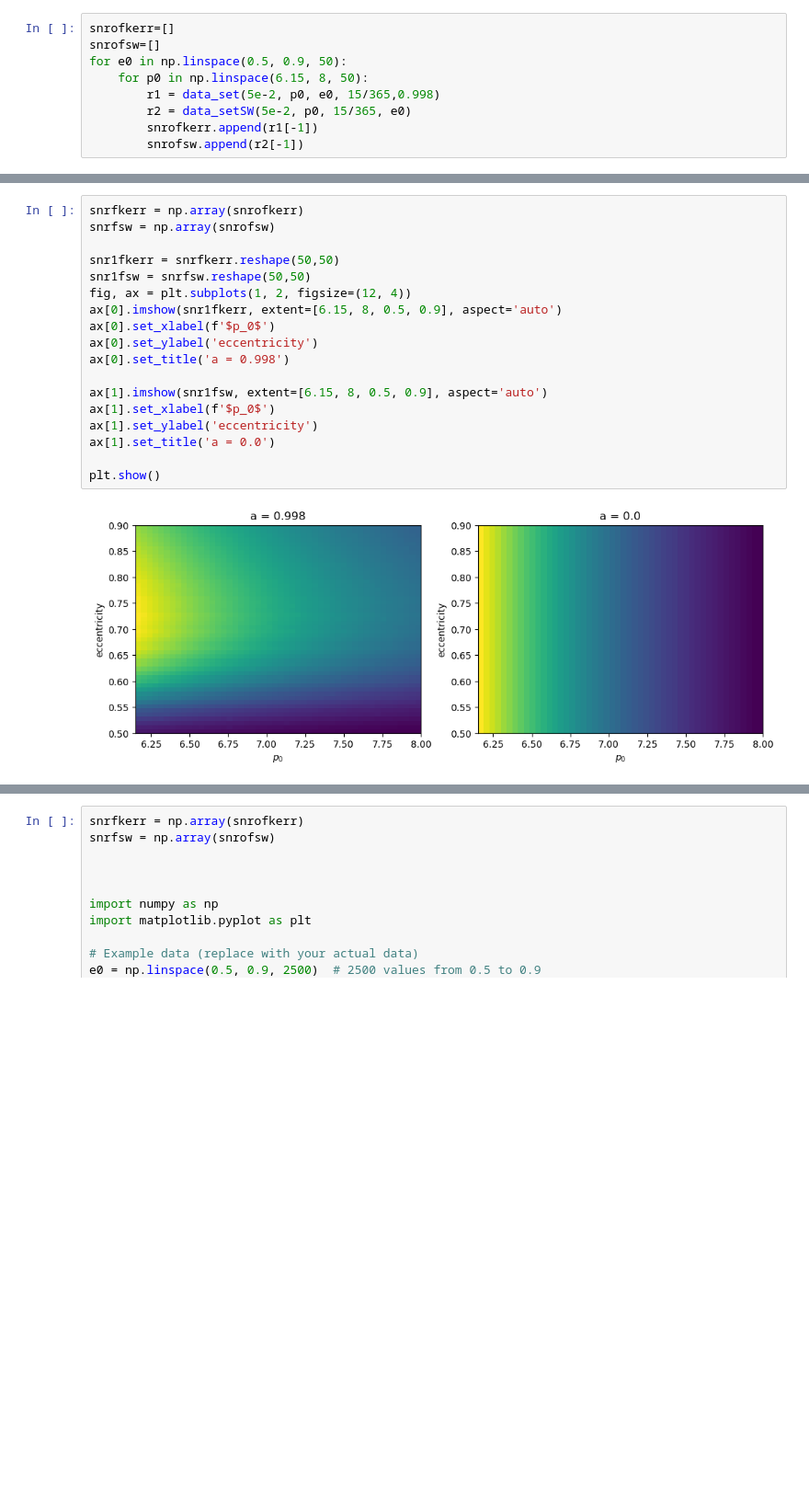
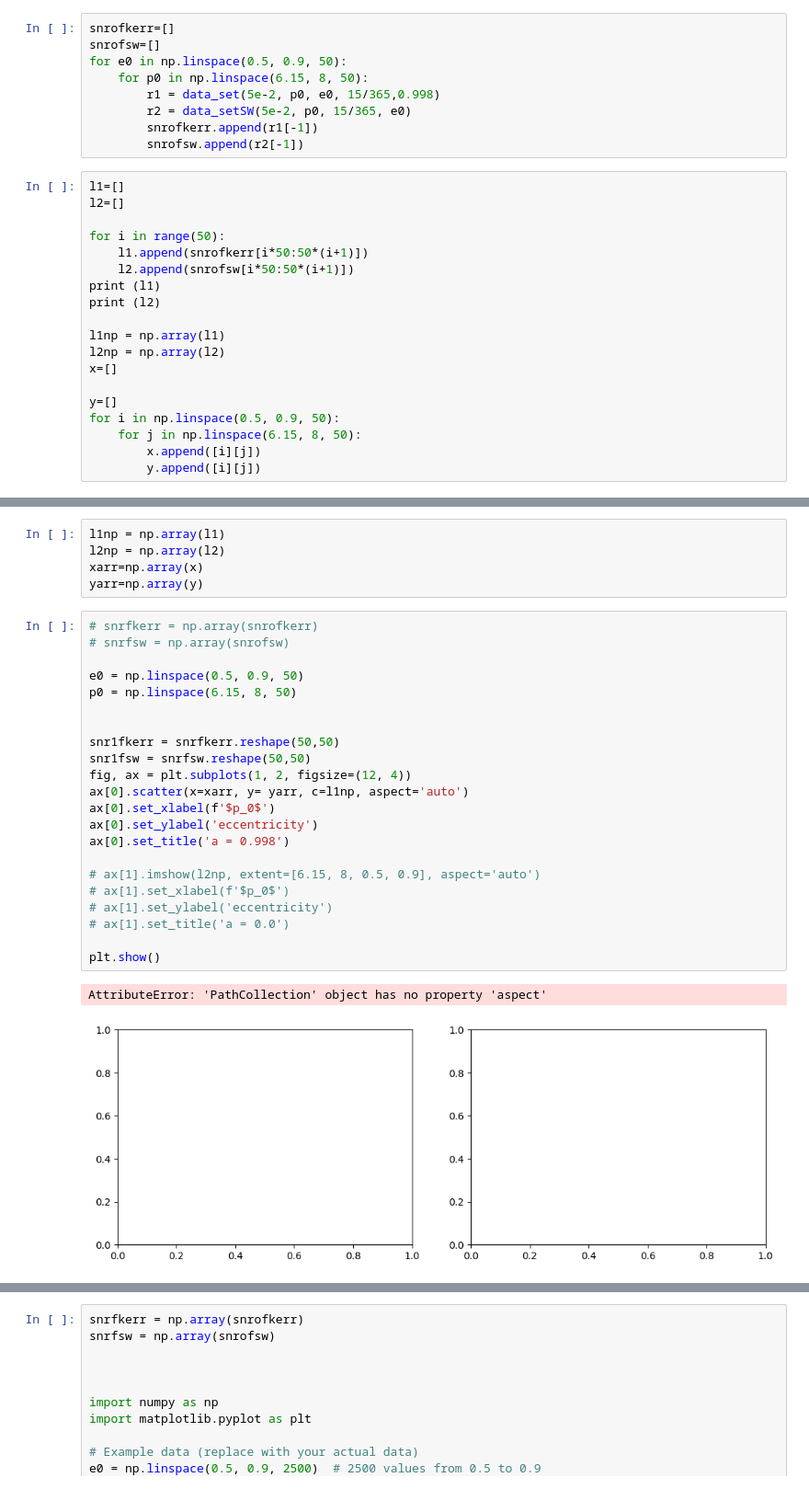
Before and after one commit to smmasruk/M1_Intership, a Jupyter notebook: NotebooksForReport/new2.ipynb, the cells around one changed output, grey strips where cells are left out. Shown at 92% size. Saved outputs shown, nothing was run; the diff lists cells and outputs as text; blank space fills up the shorter version.

```diff
--- a/NotebooksForReport/new2.ipynb
+++ b/NotebooksForReport/new2.ipynb
@@ -476,3 +476,22 @@ for e0 in np.linspace(0.5, 0.9, 50):
         r2 = data_setSW(5e-2, p0, 15/365, e0)
         snrofkerr.append(r1[-1])
         snrofsw.append(r2[-1])
+# %%
+l1=[]
+l2=[]
+
+for i in range(50):
+    l1.append(snrofkerr[i*50:50*(i+1)])
+    l2.append(snrofsw[i*50:50*(i+1)])
+print (l1)
+print (l2)
+
+l1np = np.array(l1)
+l2np = np.array(l2)
+x=[]
+
+y=[]
+for i in np.linspace(0.5, 0.9, 50):
+    for j in np.linspace(6.15, 8, 50):
+        x.append([i][j])
+        y.append([i][j])
@@ -479,23 +501,33 @@ for e0 in np.linspace(0.5, 0.9, 50):
+# %%
+l1np = np.array(l1)
+l2np = np.array(l2)
+xarr=np.array(x)
+yarr=np.array(y)
 # %%
-snrfkerr = np.array(snrofkerr)
-snrfsw = np.array(snrofsw)
+# snrfkerr = np.array(snrofkerr)
+# snrfsw = np.array(snrofsw)
+
+e0 = np.linspace(0.5, 0.9, 50)
+p0 = np.linspace(6.15, 8, 50)
+
 
 snr1fkerr = snrfkerr.reshape(50,50)
 snr1fsw = snrfsw.reshape(50,50)
 fig, ax = plt.subplots(1, 2, figsize=(12, 4))
-ax[0].imshow(snr1fkerr, extent=[6.15, 8, 0.5, 0.9], aspect='auto')
+ax[0].scatter(x=xarr, y= yarr, c=l1np, aspect='auto')
 ax[0].set_xlabel(f'$p_0$')
 ax[0].set_ylabel('eccentricity')
 ax[0].set_title('a = 0.998')
 
-ax[1].imshow(snr1fsw, extent=[6.15, 8, 0.5, 0.9], aspect='auto')
-ax[1].set_xlabel(f'$p_0$')
-ax[1].set_ylabel('eccentricity')
-ax[1].set_title('a = 0.0')
+# ax[1].imshow(l2np, extent=[6.15, 8, 0.5, 0.9], aspect='auto')
+# ax[1].set_xlabel(f'$p_0$')
+# ax[1].set_ylabel('eccentricity')
+# ax[1].set_title('a = 0.0')
 
 plt.show()
 # %% [output]
+AttributeError: 'PathCollection' object has no property 'aspect'
-[figure, old version]
+[figure, new version]
 # %%
 snrfkerr = np.array(snrofkerr)
 snrfsw = np.array(snrofsw)
```
Also changed, not shown: parts of 2 cells of this notebook, 1 other file.
